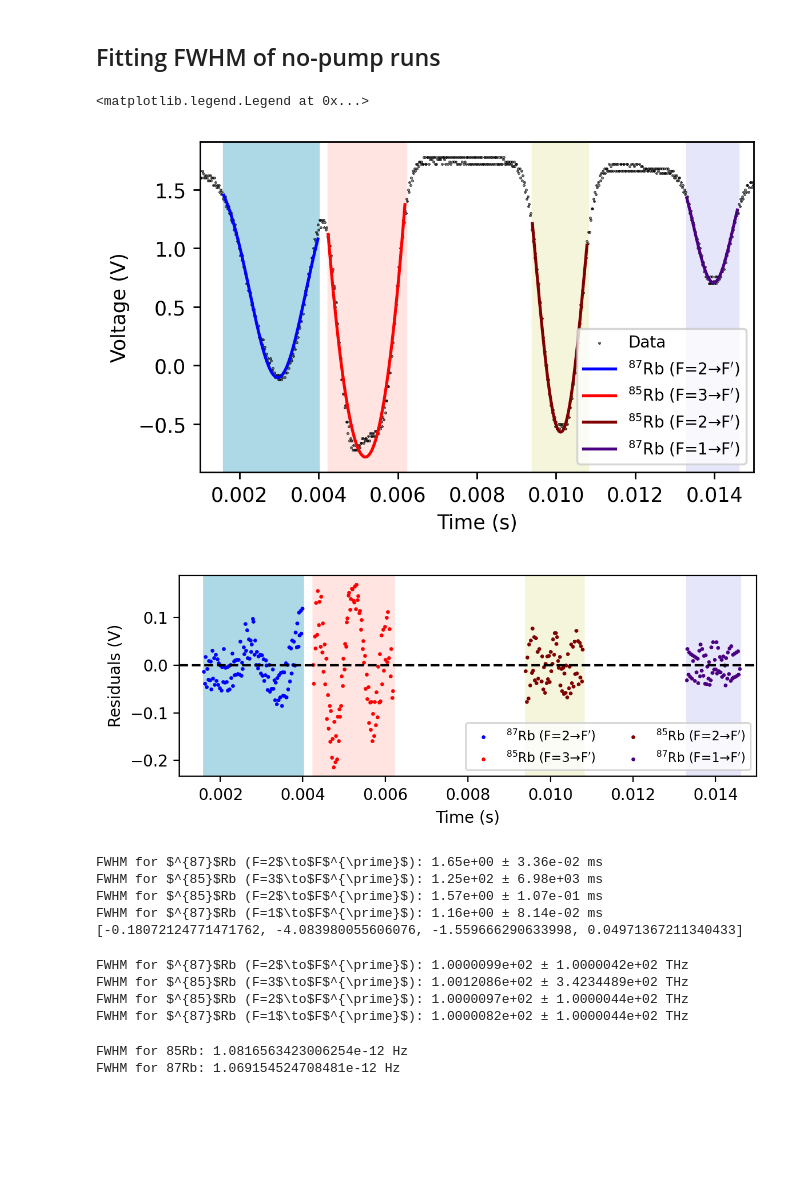
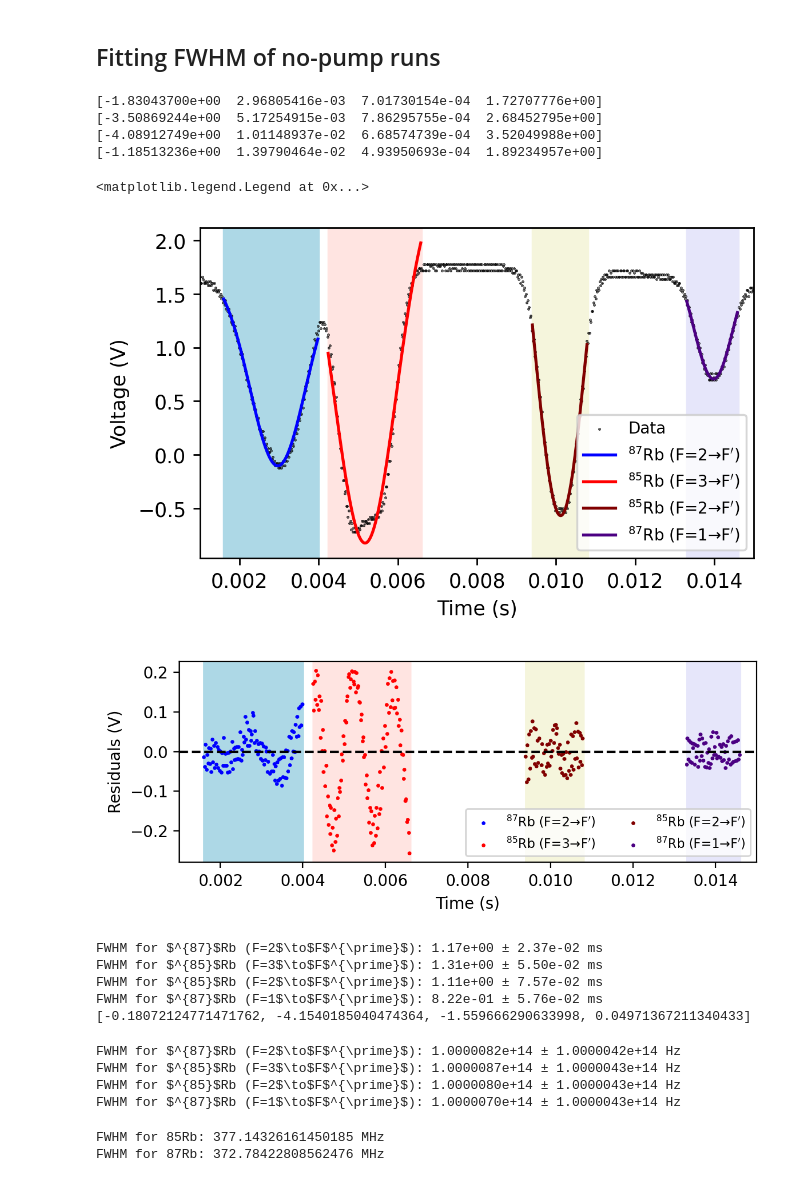
Before and after one commit to orpereira/PHYS469, a Jupyter notebook: saturation_spectroscopy/analysis_final_cleaned.ipynb, the cells around one changed output. Saved outputs shown, nothing was run; the diff lists cells and outputs as text; code cells hidden in the pictures; blank space fills up the shorter version.

Commit message:
more FWHM fixing

```diff
--- a/saturation_spectroscopy/analysis_final_cleaned.ipynb
+++ b/saturation_spectroscopy/analysis_final_cleaned.ipynb
@@ -405,7 +405,7 @@ print(np.array(chi_squares)[[0,1,3,4,6,7,9,10]])
 def gaussian(x, a, b, c, d):
     return a * np.exp(-(x - b)**2 / (2 * c**2)) + d
 # %%
-data_time = raw_probe_data['nopump1']['x'] / 10
+data_time = raw_probe_data['nopump1']['x'] / 10 # convert to seconds
 data_voltage = raw_probe_data['nopump1']['y2']
 
 colors = ['blue', 'red', 'maroon', 'indigo']
@@ -413,38 +413,46 @@ fill_colors = ['lightblue', 'mistyrose', 'beige', 'lavender']
 fit_labels = [r'$^{87}$Rb (F=2$\to$F$^{\prime}$)', r'$^{85}$Rb (F=3$\to$F$^{\prime}$)', r'$^{85}$Rb (F=2$\to$F$^{\prime}$)', r'$^{87}$Rb (F=1$\to$F$^{\prime}$)']
 
 
-slice_indices = [80, 200,   212, 310,   470, 540,   665, 730]
+slice_indices = [80, 200,   212, 330,   470, 540,   665, 730]
 slice_edges = data_time[slice_indices]
 # %%
 # Figure
 plt.figure(figsize=(5,3), dpi=250)
 
 # Plot data
 plt.scatter(data_time, data_voltage, color='k', s=0.1, label = 'Data')
 
 # Fit the data
 fit_dict = {}
 for i,(start,stop) in enumerate(zip(slice_indices[:-1:2], slice_indices[1::2])):
     plt.axvspan(data_time[start], data_time[stop], color=fill_colors[i], zorder = 0)
 
+    # initial_guess = [-1, 1e-2, 1e-4, -1]
     popt, pcov = opt.curve_fit(gaussian, data_time[start:stop], data_voltage[start:stop],
-                               p0=[-1, data_time[int((stop - start) / 2) + start], 0.0002, -1])
+                               p0=[-1, data_time[int((stop - start) / 2) + start], 0.0002, -1], maxfev = 100000)
+
     # Add to dictionary
     fit_dict[f'popt_{i}'] = popt
     fit_dict[f'err_{i}'] = np.sqrt(np.diag(pcov))
     # Plot the fit
     fit_voltage = gaussian(data_time[start:stop], *popt)
+    print(popt)
+
     plt.plot(data_time[start:stop], fit_voltage, label=fit_labels[i], color=colors[i])
 
 plt.xlim(0.001, 0.015)
 
 # Labels
 plt.xlabel('Time (s)')
 plt.ylabel('Voltage (V)')
 plt.legend(fontsize=8)
 # %% [output]
-<matplotlib.legend.Legend at 0x...>
+[-1.83043700e+00  2.96805416e-03  7.01730154e-04  1.72707776e+00]
+[-3.50869244e+00  5.17254915e-03  7.86295755e-04  2.68452795e+00]
+[-4.08912749e+00  1.01148937e-02  6.68574739e-04  3.52049988e+00]
+[-1.18513236e+00  1.39790464e-02  4.93950693e-04  1.89234957e+00]
+<matplotlib.legend.Legend at 0x...>
-[figure, old version]
+[figure, new version]
 # %%
 plt.figure(figsize=(6,2.5), dpi=200)
 
@@ -477,15 +485,22 @@ plt.legend(loc='lower right', fontsize=8, ncol = 2)
 
 plt.tight_layout()
 # %% [output]
-[figure, old version]
+[figure, new version]
 # %%
 # getting FWHM of all fits
-fwhm = [2*np.sqrt(2*np.log(2))*fit_dict[f'popt_{i}'][2] for i in range(int(len(fit_dict)/2))]
-fwhm_err = [2*np.sqrt(2*np.log(2))*fit_dict[f'err_{i}'][2] for i in range(int(len(fit_dict)/2))]
+def fwhm_calc(popt):
+    return np.sqrt(4*np.log(2)) * popt[2]
 
+# FWHM for each fit
+fwhm = []
+fwhm_err = []
+
+for i in range(4):
+    fwhm.append(fwhm_calc(fit_dict[f'popt_{i}']))
+    fwhm_err.append(fwhm_calc(fit_dict[f'err_{i}']))
 # print for each curve
 for i in range(int(len(fit_dict)/2)):
-    print(f'FWHM for {fit_labels[i]}: {fwhm[i] / 1e-3:.2e} ± {fwhm_err[i] / 1e-3:.2e} ms')
+    print(f'FWHM for {fit_labels[i]}: {fwhm[i] * 1e3:.2e} ± {fwhm_err[i] * 1e3:.2e} ms')
 
 # chi square of fits
 chi_square = [np.sum((data_voltage[start:stop] - gaussian(data_time[start:stop], *fit_dict[f'popt_{i}']))**2 / gaussian(data_time[start:stop], *fit_dict[f'popt_{i}']))
@@ -493,26 +508,26 @@ chi_square = [np.sum((data_voltage[start:stop] - gaussian(data_time[start:stop],
 
 print(chi_square)
 # %% [output]
-FWHM for $^{87}$Rb (F=2$\to$F$^{\prime}$): 1.65e+00 ± 3.36e-02 ms
-FWHM for $^{85}$Rb (F=3$\to$F$^{\prime}$): 1.25e+02 ± 6.98e+03 ms
-FWHM for $^{85}$Rb (F=2$\to$F$^{\prime}$): 1.57e+00 ± 1.07e-01 ms
-FWHM for $^{87}$Rb (F=1$\to$F$^{\prime}$): 1.16e+00 ± 8.14e-02 ms
-[-0.18072124771471762, -4.083980055606076, -1.559666290633998, 0.04971367211340433]
+FWHM for $^{87}$Rb (F=2$\to$F$^{\prime}$): 1.17e+00 ± 2.37e-02 ms
+FWHM for $^{85}$Rb (F=3$\to$F$^{\prime}$): 1.31e+00 ± 5.50e-02 ms
+FWHM for $^{85}$Rb (F=2$\to$F$^{\prime}$): 1.11e+00 ± 7.57e-02 ms
+FWHM for $^{87}$Rb (F=1$\to$F$^{\prime}$): 8.22e-01 ± 5.76e-02 ms
+[-0.18072124771471762, -4.1540185040474364, -1.559666290633998, 0.04971367211340433]
 # %%
 # converting the FWHM to frequency space using frequency model and parameters saved for run 1
 def to_freq(t, f0, alpha, beta):
-    return f0 + alpha * t + beta * t**2
+    return f0 + alpha * t + beta*t**2
 
-fwhm_freqs = f(np.array(fwhm), parameters[0], parameters[1], parameters[5]) / 1e12
-fwhm_freqs_err = f(np.array(fwhm_err), parameters[0], parameters[1], parameters[5]) / 1e12
+fwhm_freqs = to_freq(np.array(fwhm), parameters[0], parameters[1], parameters[5])
+fwhm_freqs_err = to_freq(np.array(fwhm_err), parameters[0], parameters[1], parameters[5])
 
-for i in range(int(len(fit_dict)/2)):
-    print(f'FWHM for {fit_labels[i]}: {fwhm_freqs[i]:.7e} ± {fwhm_freqs_err[i]:.7e} THz')
+for i in range(4):
+    print(f'FWHM for {fit_labels[i]}: {fwhm_freqs[i]:.7e} ± {fwhm_freqs_err[i]:.7e} Hz')
 # %% [output]
-FWHM for $^{87}$Rb (F=2$\to$F$^{\prime}$): 1.0000099e+02 ± 1.0000042e+02 THz
-FWHM for $^{85}$Rb (F=3$\to$F$^{\prime}$): 1.0012086e+02 ± 3.4234489e+02 THz
-FWHM for $^{85}$Rb (F=2$\to$F$^{\prime}$): 1.0000097e+02 ± 1.0000044e+02 THz
-FWHM for $^{87}$Rb (F=1$\to$F$^{\prime}$): 1.0000082e+02 ± 1.0000044e+02 THz
+FWHM for $^{87}$Rb (F=2$\to$F$^{\prime}$): 1.0000082e+14 ± 1.0000042e+14 Hz
+FWHM for $^{85}$Rb (F=3$\to$F$^{\prime}$): 1.0000087e+14 ± 1.0000043e+14 Hz
+FWHM for $^{85}$Rb (F=2$\to$F$^{\prime}$): 1.0000080e+14 ± 1.0000043e+14 Hz
+FWHM for $^{87}$Rb (F=1$\to$F$^{\prime}$): 1.0000070e+14 ± 1.0000043e+14 Hz
 # %%
 # Constants
 k_B = 1.380649e-23  # Boltzmann constant in J/K
@@ -526,15 +541,14 @@ T = T_Kelvin
 
 # Doppler broadening FWHM formula for velocity
 def doppler_fwhm(T, mass):
-    # return np.sqrt(2*np.pi * k_B * T * np.log(2) / mass)
-    return 2 * np.sqrt(2*np.log(2) * k_B * T / mass) * 780e-9 / 3e8
+    return np.sqrt(4 * k_B * T * np.log(2) / mass) / 780e-9  #gives unitless, m/s divided by m/s
 
 # Calculate FWHM for each isotope, and divide by the central frequency of the laser
-fwhm_85Rb = doppler_fwhm(T_Kelvin, mass_85Rb)
-fwhm_87Rb = doppler_fwhm(T_Kelvin, mass_87Rb)
+fwhm_85Rb = doppler_fwhm(T_Kelvin, mass_85Rb) / 1e6
+fwhm_87Rb = doppler_fwhm(T_Kelvin, mass_87Rb) /1e6
 
-print(f'FWHM for 85Rb: {fwhm_85Rb} Hz')
-print(f'FWHM for 87Rb: {fwhm_87Rb} Hz')
+print(f'FWHM for 85Rb: {fwhm_85Rb} MHz')
+print(f'FWHM for 87Rb: {fwhm_87Rb} MHz')
 # %% [output]
-FWHM for 85Rb: 1.0816563423006254e-12 Hz
-FWHM for 87Rb: 1.069154524708481e-12 Hz
+FWHM for 85Rb: 377.14326161450185 MHz
+FWHM for 87Rb: 372.78422808562476 MHz
```
Also changed, not shown: 5 other files.
